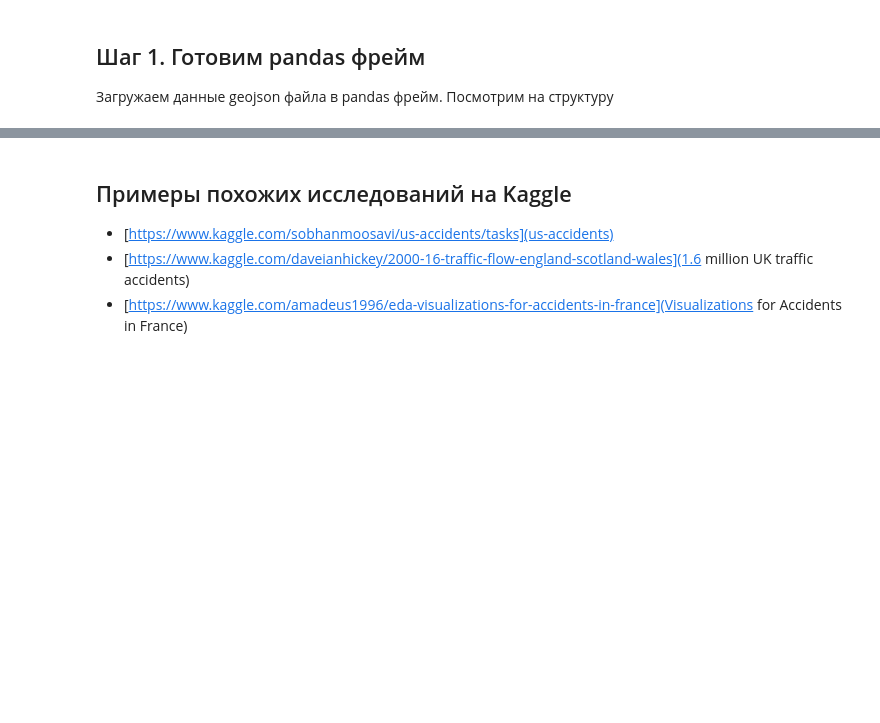
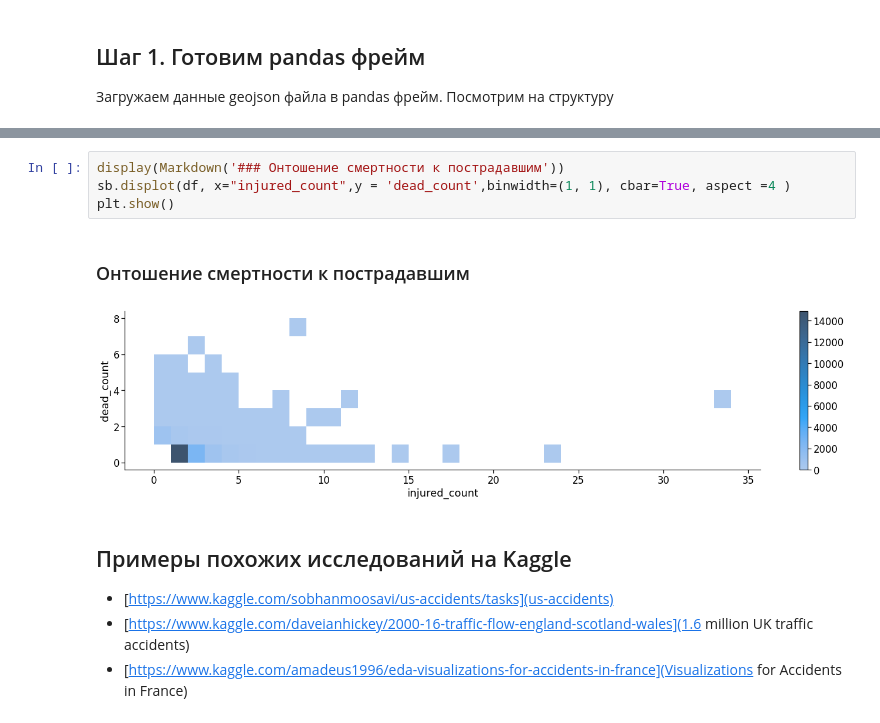
Before and after one commit to shlykov/dtp-stat-nb, a Jupyter notebook: dtp-regions.ipynb, the cells around one changed output, grey strips where cells are left out. Drawn from its saved outputs; the diff is of its cells as text; blank space fills up the shorter version.

```diff
--- a/dtp-regions.ipynb
+++ b/dtp-regions.ipynb
@@ -320,3 +130,10 @@ for column in ['scheme', 'category', 'severity', 'region', 'parent_region']:
+# %%
+display(Markdown('### Онтошение смертности к пострадавшим'))
+sb.displot(df, x="injured_count",y = 'dead_count',binwidth=(1, 1), cbar=True, aspect =4 )
+plt.show()
+# %% [output]
+### Онтошение смертности к пострадавшим
+[figure, added]
 # %% [markdown]
 ## Примеры похожих исследований на Kaggle
 - [https://www.kaggle.com/sobhanmoosavi/us-accidents/tasks](us-accidents)
```
Also changed, not shown: parts of 11 cells of this notebook.
